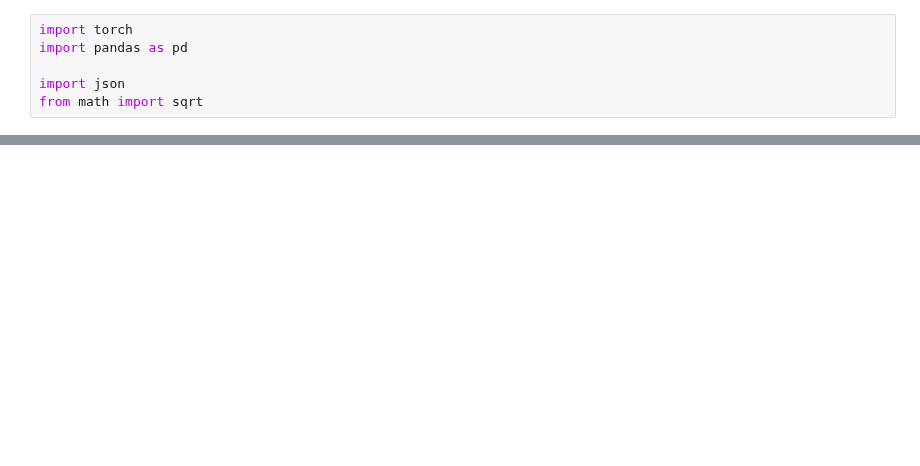
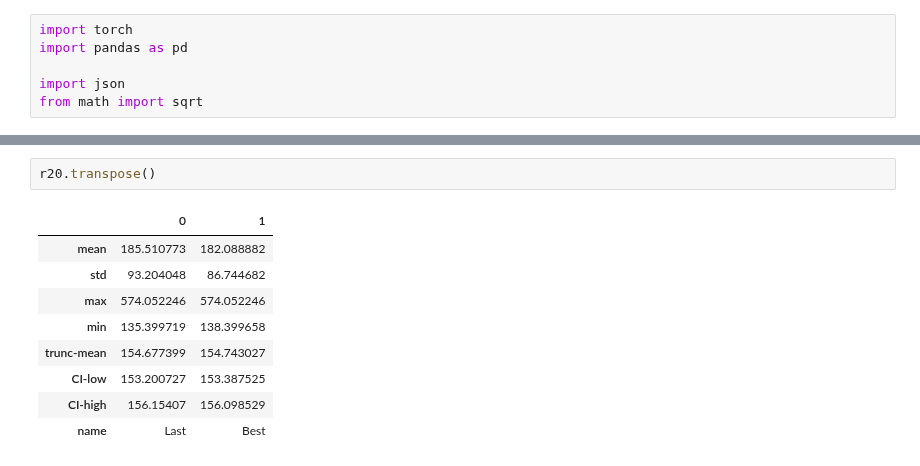
Before and after one commit to zazyzaya/minimal_yawning_titan, a Jupyter notebook: notebooks/eval.ipynb, the cells around one changed output, grey strips where cells are left out. Saved outputs shown, nothing was run; the diff lists cells and outputs as text; blank space fills up the shorter version.

```diff
--- a/notebooks/eval.ipynb
+++ b/notebooks/eval.ipynb
@@ -83,0 +74,12 @@ print(json.dumps(get_results('10N_init'), indent=1))
+# %%
+r20.transpose()
+# %% [output]
+|  | 0 | 1 |
+| mean | 185.510773 | 182.088882 |
+| std | 93.204048 | 86.744682 |
+| max | 574.052246 | 574.052246 |
+| min | 135.399719 | 138.399658 |
+| trunc-mean | 154.677399 | 154.743027 |
+| CI-low | 153.200727 | 153.387525 |
+| CI-high | 156.15407 | 156.098529 |
+| name | Last | Best |
```
Also changed, not shown: parts of 7 cells of this notebook, 10 other files.
